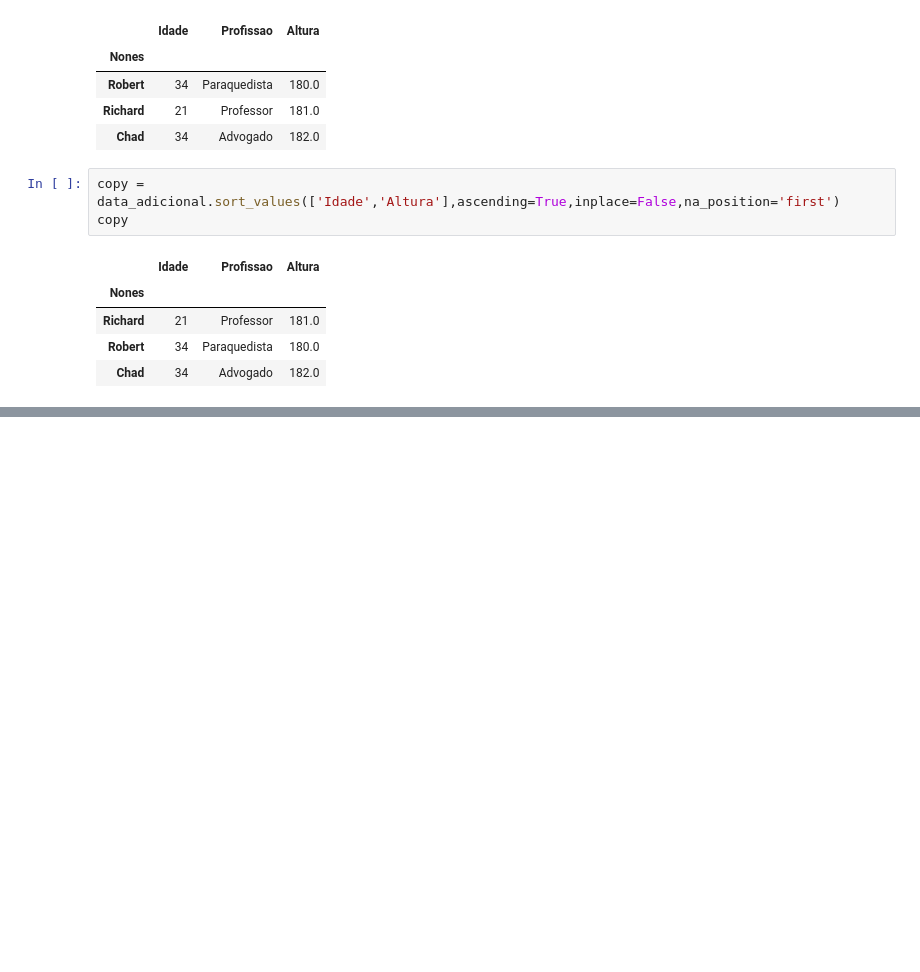
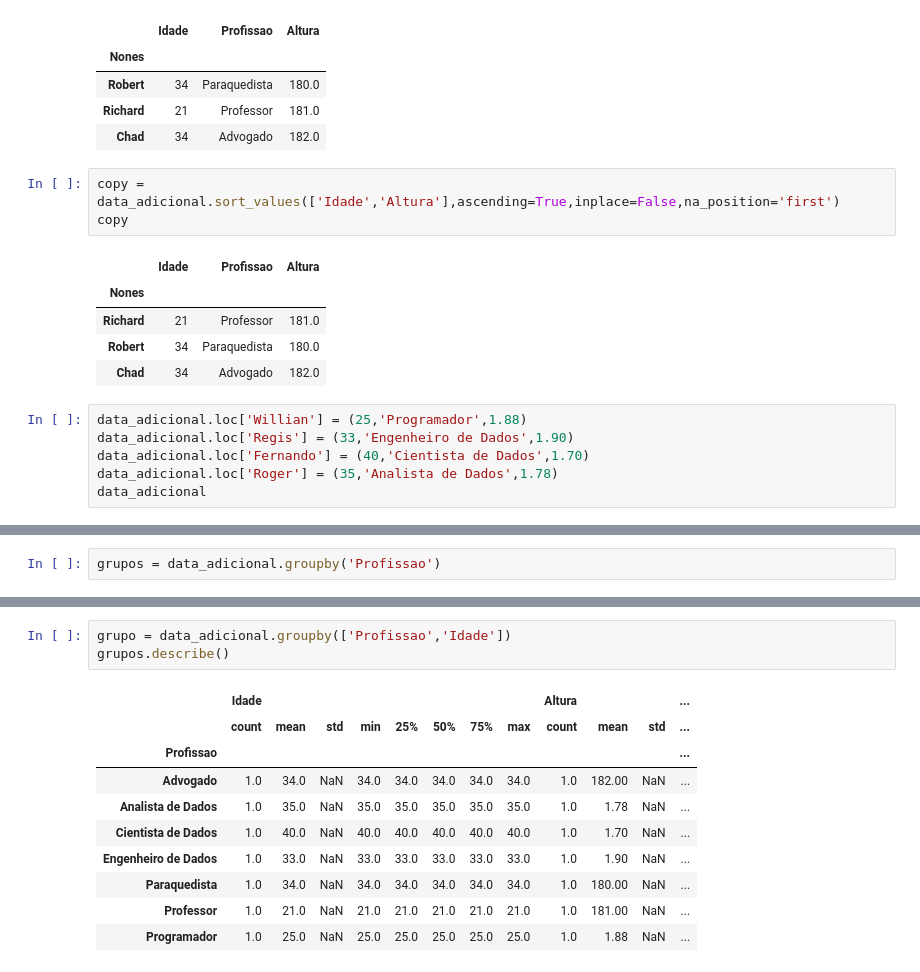
Before and after one commit to 21seya/Python_Engenharia_Dados, a Jupyter notebook: pandas_exercicios.ipynb, the cells around one changed output, grey strips where cells are left out. Cells and saved outputs as stored; diff of their text form; blank space fills up the shorter version.

Commit message:
exercicios com groupby em pandas

```diff
--- a/pandas_exercicios.ipynb
+++ b/pandas_exercicios.ipynb
@@ -369,3 +369,9 @@ copy
 | Richard | 21 | Professor | 181.0 |
 | Robert | 34 | Paraquedista | 180.0 |
 | Chad | 34 | Advogado | 182.0 |
+# %%
+data_adicional.loc['Willian'] = (25,'Programador',1.88)
+data_adicional.loc['Regis'] = (33,'Engenheiro de Dados',1.90)
+data_adicional.loc['Fernando'] = (40,'Cientista de Dados',1.70)
+data_adicional.loc['Roger'] = (35,'Analista de Dados',1.78)
+data_adicional
@@ -371,0 +388,2 @@ copy
+# %%
+grupos = data_adicional.groupby('Profissao')
@@ -371,0 +418,14 @@ copy
+# %%
+grupo = data_adicional.groupby(['Profissao','Idade'])
+grupos.describe()
+# %% [output]
+|  | Idade |  |  |  |  |  |  |  | Altura |  |  | ... |
+|  | count | mean | std | min | 25% | 50% | 75% | max | count | mean | std | ... |
+| Profissao |  |  |  |  |  |  |  |  |  |  |  | ... |
+| Advogado | 1.0 | 34.0 | NaN | 34.0 | 34.0 | 34.0 | 34.0 | 34.0 | 1.0 | 182.00 | NaN | ... |
+| Analista de Dados | 1.0 | 35.0 | NaN | 35.0 | 35.0 | 35.0 | 35.0 | 35.0 | 1.0 | 1.78 | NaN | ... |
+| Cientista de Dados | 1.0 | 40.0 | NaN | 40.0 | 40.0 | 40.0 | 40.0 | 40.0 | 1.0 | 1.70 | NaN | ... |
+| Engenheiro de Dados | 1.0 | 33.0 | NaN | 33.0 | 33.0 | 33.0 | 33.0 | 33.0 | 1.0 | 1.90 | NaN | ... |
+| Paraquedista | 1.0 | 34.0 | NaN | 34.0 | 34.0 | 34.0 | 34.0 | 34.0 | 1.0 | 180.00 | NaN | ... |
+| Professor | 1.0 | 21.0 | NaN | 21.0 | 21.0 | 21.0 | 21.0 | 21.0 | 1.0 | 181.00 | NaN | ... |
+| Programador | 1.0 | 25.0 | NaN | 25.0 | 25.0 | 25.0 | 25.0 | 25.0 | 1.0 | 1.88 | NaN | ... |
```
Also changed, not shown: parts of 3 cells of this notebook.
